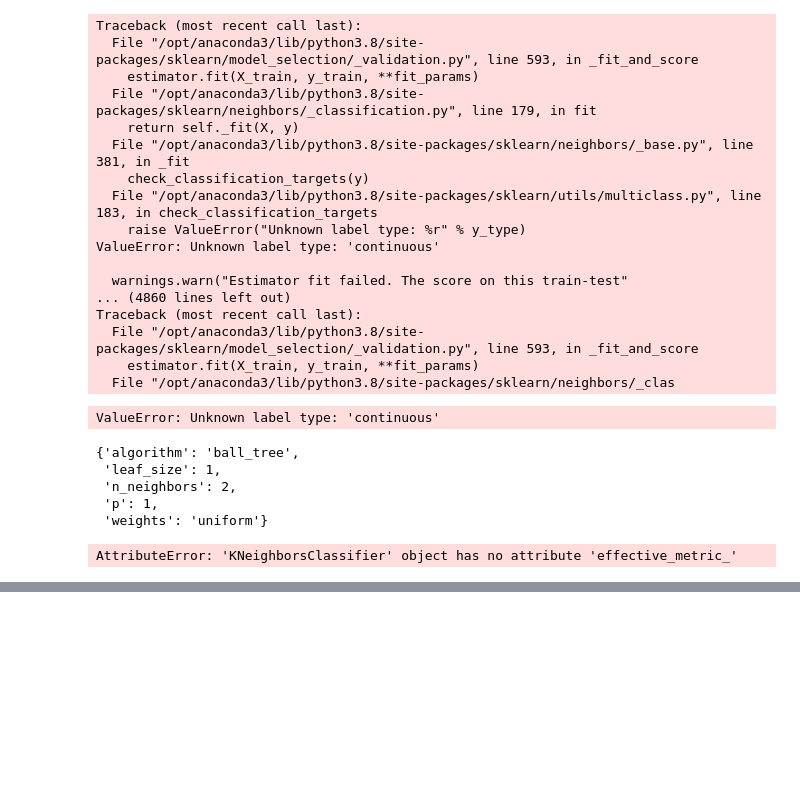
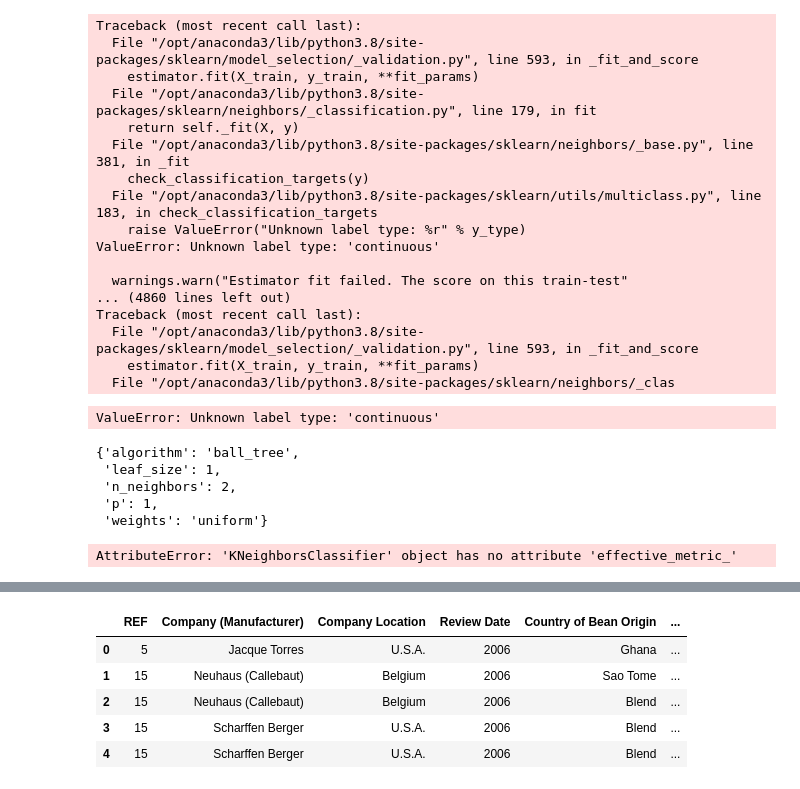
Before and after one commit to dablake7/bsc-phase-three-project, a Jupyter notebook: notebooks/exploratory/member-1/Data cleaning take 2.ipynb, the cells around one changed output, grey strips where cells are left out. Drawn from its saved outputs; the diff is of its cells as text; code cells hidden in the pictures; blank space fills up the shorter version.

```diff
--- a/notebooks/exploratory/member-1/Data cleaning take 2.ipynb
+++ b/notebooks/exploratory/member-1/Data cleaning take 2.ipynb
@@ -364,0 +448,41 @@ AttributeError: 'KNeighborsClassifier' object has no attribute 'effective_metric
+# %%
+export_dict ={'U.S.A':1390101000,'France':1308482000,'Canada':1610247000,'U.K.':1005909000,'Italy':2096444000,
+'Belgium':3141521000,'Ecuador':12411000,'Australia':240729000, 'Switzerland':752061000,
+'Germany':4866331000,'Spain':470465000,'Denmark':159861000,'Venezuala':1453000,'Japan':81286000,
+'Austria':445760000, 'New Zealand':53467000,'Colombia':48650000,'Hungary':220915000,
+'Brazil':97136000,'Peru':25395000,'Madagascar':2605000,'Vietnam':17301000,'Singapore':442321000,
+'Dominican Republic':3957000,'South Korea':57879000,'Taiwan':10454000,'Guatamala':10965000,
+'Costa Rica': 8125000,'Israel':18036000,'Argentina':71008000,'Lithuania':150859000,
+'Mexico':604353000,'Netherlands':1844272000,'Poland':2079762000,'Sweden':381286000,'Thailand':36112000,
+'U.A.E':90366000,'Ireland':339224000,'Philippines':5703000,'Iceland':3003000,'South Africa':70081000,
+'Norway':32641000,'Portugal':34234000,'Malaysia':247820000,'Russia':729156000,'Czech Republic':312272000,
+'El Salvador':6837000,'Finland':74163000,'India':100298000,'Chile':13959000,'Ghana':18535000}
+# %%
+import numpy as np
+def export(country):
+    export_dict ={'U.S.A.':1390101000,'France':1308482000,'Canada':1610247000,'U.K.':1005909000,'Italy':2096444000,
+    'Belgium':3141521000,'Ecuador':12411000,'Australia':240729000, 'Switzerland':752061000,
+    'Germany':4866331000,'Spain':470465000,'Denmark':159861000,'Venezuala':1453000,'Japan':81286000,
+    'Austria':445760000, 'New Zealand':53467000,'Colombia':48650000,'Hungary':220915000,
+    'Brazil':97136000,'Peru':25395000,'Madagascar':2605000,'Vietnam':17301000,'Singapore':442321000,
+    'Dominican Republic':3957000,'South Korea':57879000,'Taiwan':10454000,'Guatamala':10965000,
+    'Costa Rica': 8125000,'Israel':18036000,'Argentina':71008000,'Lithuania':150859000,
+    'Mexico':604353000,'Netherlands':1844272000,'Poland':2079762000,'Sweden':381286000,'Thailand':36112000,
+    'U.A.E':90366000,'Ireland':339224000,'Philippines':5703000,'Iceland':3003000,'South Africa':70081000,
+    'Norway':32641000,'Portugal':34234000,'Malaysia':247820000,'Russia':729156000,'Czech Republic':312272000,
+    'El Salvador':6837000,'Finland':74163000,'India':100298000,'Chile':13959000,'Ghana':18535000}
+    if country in export_dict.keys():
+        return export_dict[country]
+    else:
+        return np.nan
+# %%
+df['Country_export'] = df['Company Location'].apply(export)
+# %%
+df.head()
+# %% [output]
+|  | REF | Company (Manufacturer) | Company Location | Review Date | Country of Bean Origin | ... |
+| 0 | 5 | Jacque Torres | U.S.A. | 2006 | Ghana | ... |
+| 1 | 15 | Neuhaus (Callebaut) | Belgium | 2006 | Sao Tome | ... |
+| 2 | 15 | Neuhaus (Callebaut) | Belgium | 2006 | Blend | ... |
+| 3 | 15 | Scharffen Berger | U.S.A. | 2006 | Blend | ... |
+| 4 | 15 | Scharffen Berger | U.S.A. | 2006 | Blend | ... |
```
Also changed, not shown: parts of 15 cells of this notebook, 5 other files.
